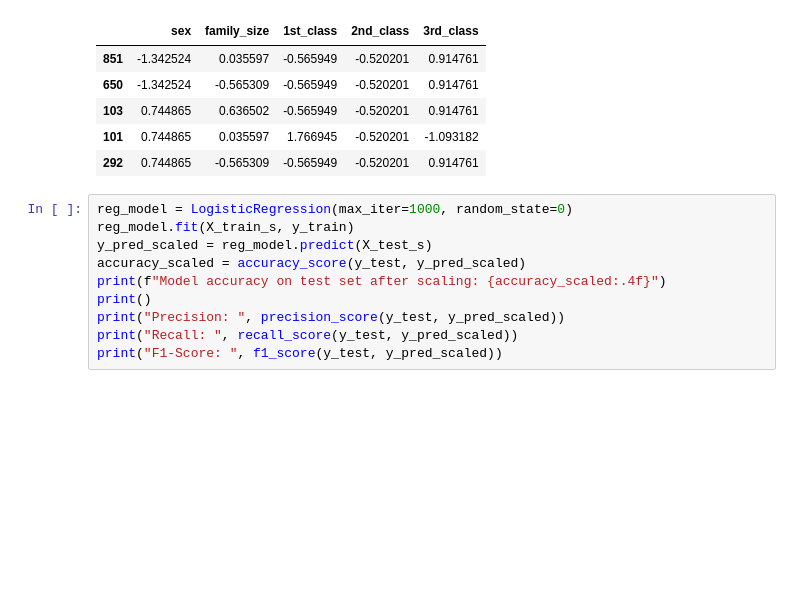
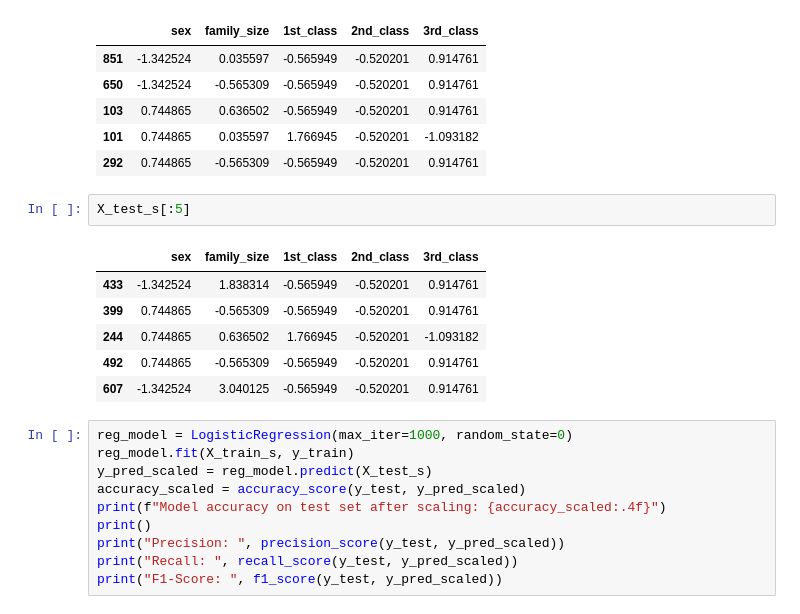
Before and after one commit to jayeshmanani/MLOps-Level3, a Jupyter notebook: week-1/titanic_survival_using_built-in_libs.ipynb, the cells around one changed output. Drawn from its saved outputs; the diff is of its cells as text; blank space fills up the shorter version.

```diff
--- a/week-1/titanic_survival_using_built-in_libs.ipynb
+++ b/week-1/titanic_survival_using_built-in_libs.ipynb
@@ -181,6 +181,15 @@ X_train_s[:5]
 | 103 | 0.744865 | 0.636502 | -0.565949 | -0.520201 | 0.914761 |
 | 101 | 0.744865 | 0.035597 | 1.766945 | -0.520201 | -1.093182 |
 | 292 | 0.744865 | -0.565309 | -0.565949 | -0.520201 | 0.914761 |
+# %%
+X_test_s[:5]
+# %% [output]
+|  | sex | family_size | 1st_class | 2nd_class | 3rd_class |
+| 433 | -1.342524 | 1.838314 | -0.565949 | -0.520201 | 0.914761 |
+| 399 | 0.744865 | -0.565309 | -0.565949 | -0.520201 | 0.914761 |
+| 244 | 0.744865 | 0.636502 | 1.766945 | -0.520201 | -1.093182 |
+| 492 | 0.744865 | -0.565309 | -0.565949 | -0.520201 | 0.914761 |
+| 607 | -1.342524 | 3.040125 | -0.565949 | -0.520201 | 0.914761 |
 # %%
 reg_model = LogisticRegression(max_iter=1000, random_state=0)
 reg_model.fit(X_train_s, y_train)
```
Also changed, not shown: parts of 1 cell of this notebook, 1 other file.
